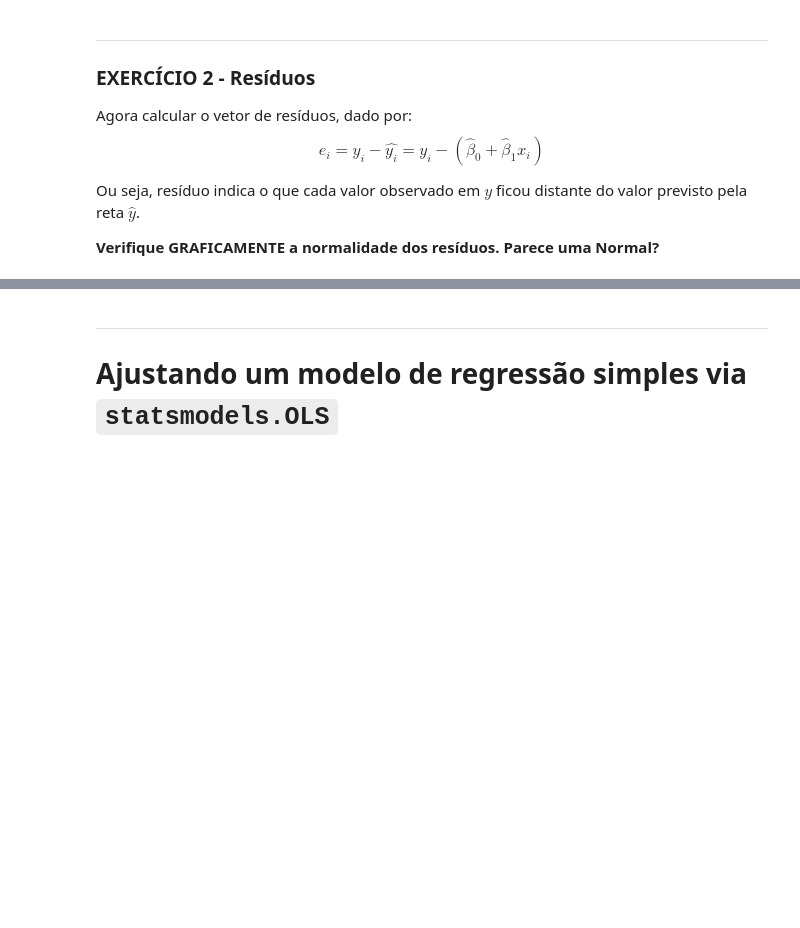
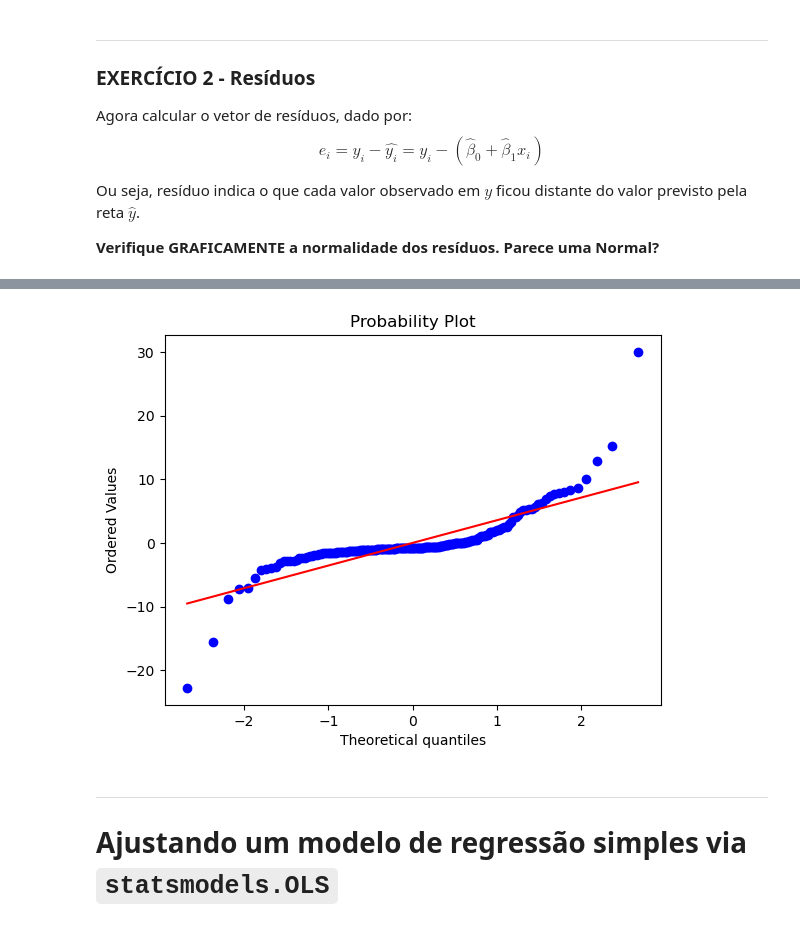
Before and after one commit to thevitorhideki/cdados, a Jupyter notebook: atividades/Aula24_Atividade_RegressaoSimples.ipynb, the cells around one changed output, grey strips where cells are left out. Saved outputs shown, nothing was run; the diff lists cells and outputs as text; code cells hidden in the pictures; blank space fills up the shorter version.

```diff
--- a/atividades/Aula24_Atividade_RegressaoSimples.ipynb
+++ b/atividades/Aula24_Atividade_RegressaoSimples.ipynb
@@ -213,3 +245,8 @@ Ou seja, resíduo indica o que cada valor observado em $y$ ficou distante do val
+# %%
+stats.probplot(residuo, dist="norm", plot=plt)
+plt.show()
+# %% [output]
+[figure, added]
 # %% [markdown]
 ___
 
```
Also changed, not shown: parts of 14 cells of this notebook, 3 other files.
